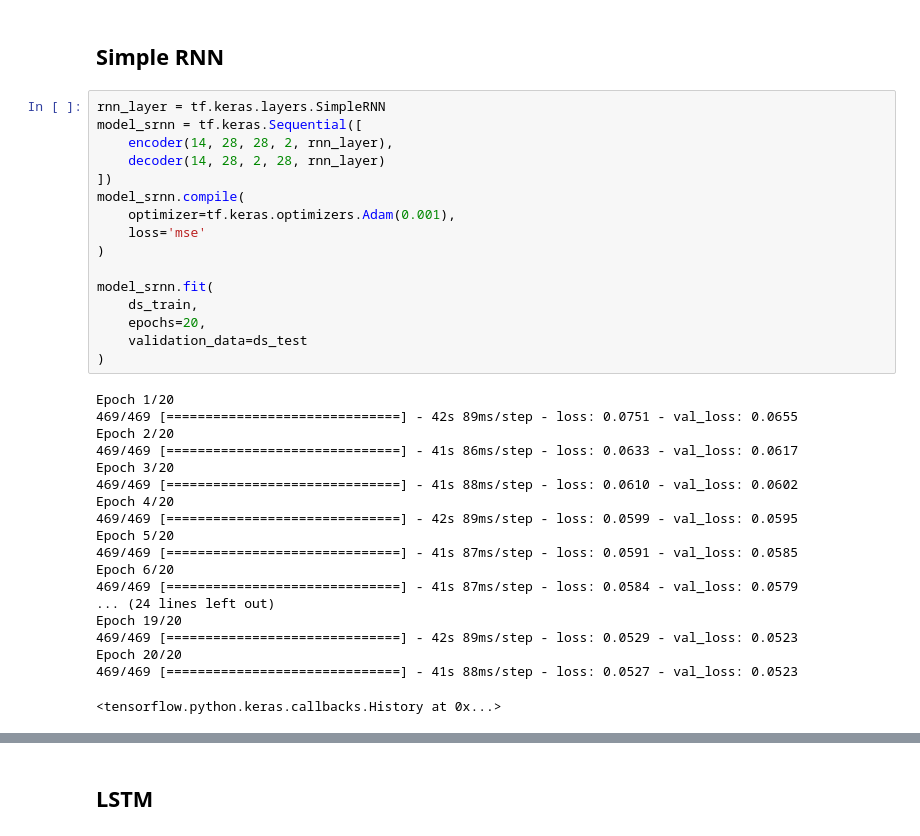
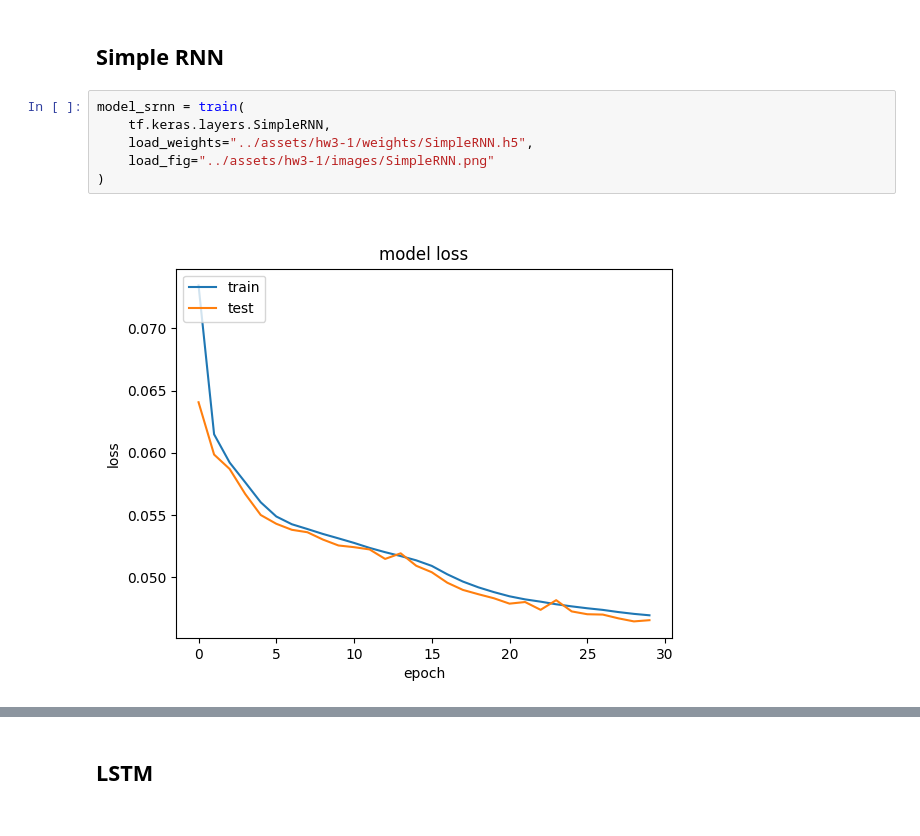
Before and after one commit to ernestchu/CSE688PracticeAndApplicationsOfMachineLearning, a Jupyter notebook: Assignments/hw3/src/hw3-1.ipynb, the cells around one changed output, grey strips where cells are left out. Drawn from its saved outputs; the diff is of its cells as text.

```diff
--- a/Assignments/hw3/src/hw3-1.ipynb
+++ b/Assignments/hw3/src/hw3-1.ipynb
@@ -108,40 +155,13 @@ _________________________________________________________________
 # %% [markdown]
 ## Simple RNN
-# %%
-rnn_layer = tf.keras.layers.SimpleRNN
-model_srnn = tf.keras.Sequential([
-    encoder(14, 28, 28, 2, rnn_layer),
-    decoder(14, 28, 2, 28, rnn_layer)
-])
-model_srnn.compile(
-    optimizer=tf.keras.optimizers.Adam(0.001),
-    loss='mse'
-)
-
-model_srnn.fit(
-    ds_train,
-    epochs=20,
-    validation_data=ds_test
-)
-# %% [output]
-Epoch 1/20
-469/469 [==============================] - 42s 89ms/step - loss: 0.0751 - val_loss: 0.0655
-Epoch 2/20
-469/469 [==============================] - 41s 86ms/step - loss: 0.0633 - val_loss: 0.0617
-Epoch 3/20
-469/469 [==============================] - 41s 88ms/step - loss: 0.0610 - val_loss: 0.0602
-Epoch 4/20
-469/469 [==============================] - 42s 89ms/step - loss: 0.0599 - val_loss: 0.0595
-Epoch 5/20
-469/469 [==============================] - 41s 87ms/step - loss: 0.0591 - val_loss: 0.0585
-Epoch 6/20
-469/469 [==============================] - 41s 87ms/step - loss: 0.0584 - val_loss: 0.0579
-... (24 lines left out)
-Epoch 19/20
-469/469 [==============================] - 42s 89ms/step - loss: 0.0529 - val_loss: 0.0523
-Epoch 20/20
-469/469 [==============================] - 41s 88ms/step - loss: 0.0527 - val_loss: 0.0523
-<tensorflow.python.keras.callbacks.History at 0x...>
+# %%
+model_srnn = train(
+    tf.keras.layers.SimpleRNN,
+    load_weights="../assets/hw3-1/weights/SimpleRNN.h5",
+    load_fig="../assets/hw3-1/images/SimpleRNN.png"
+)
+# %% [output]
+[figure, added]
 # %%
 index = 0
 gen = model_srnn(tf.expand_dims(test_images[index], axis=0))
```
Also changed, not shown: parts of 14 cells of this notebook, 7 other files.
